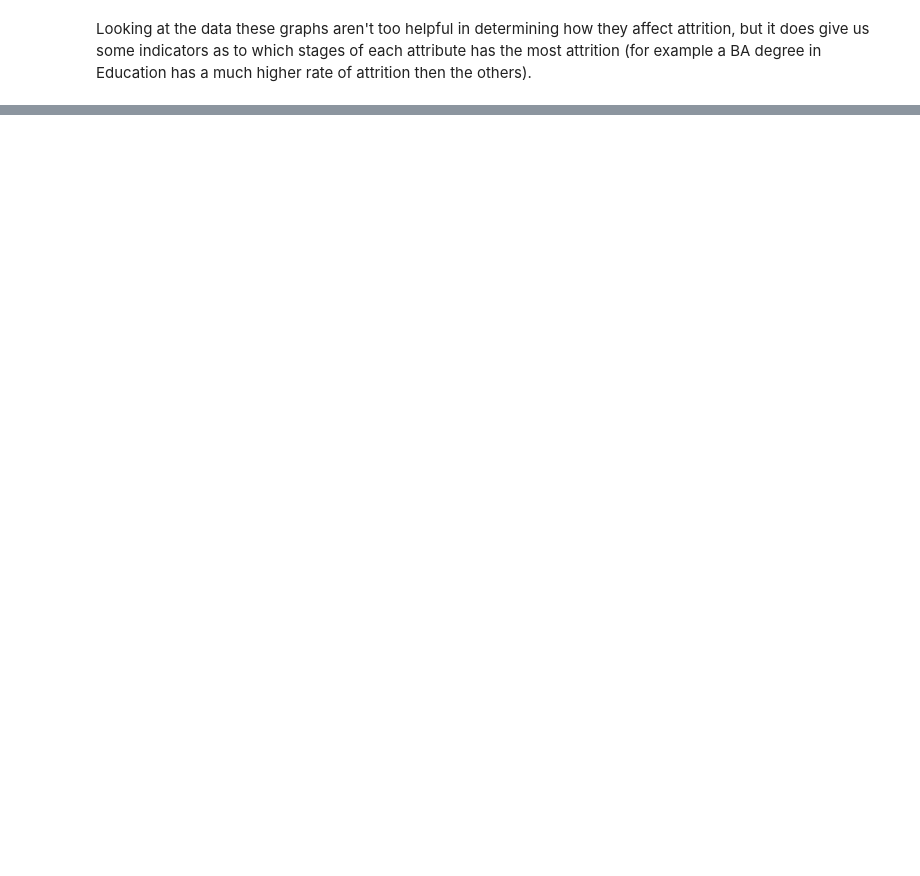
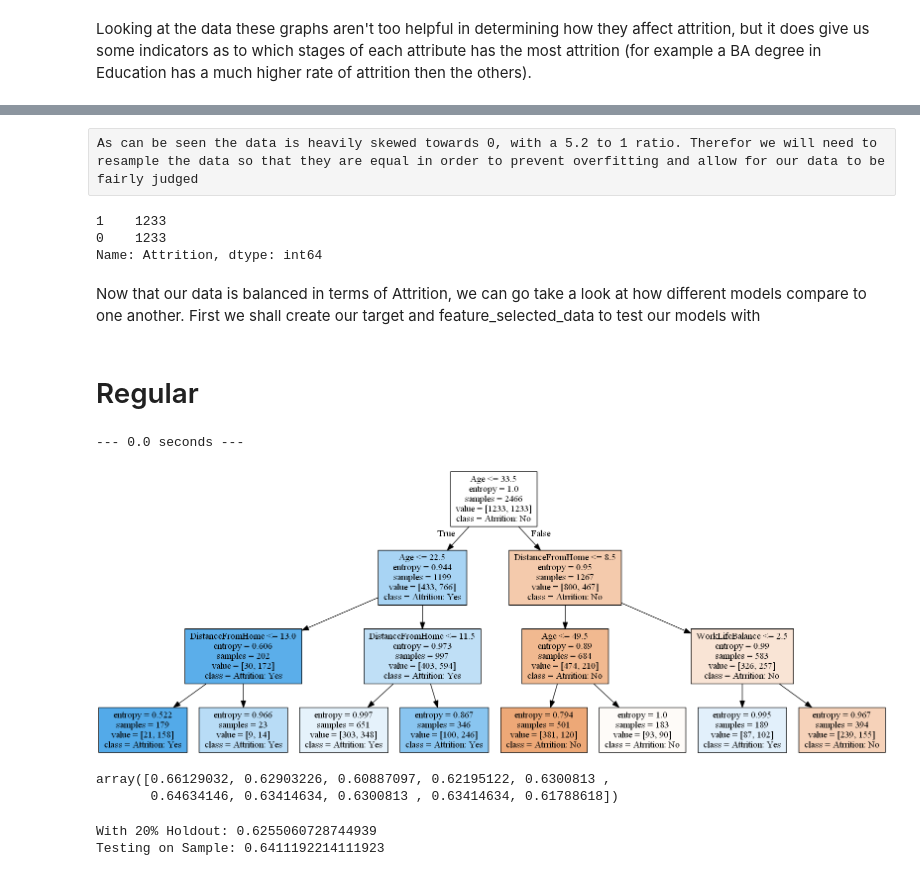
Before and after one commit to firfe/DataScience, a Jupyter notebook: Unit 3 Deeper Supervised Learning/Decision Tree vs Random Tree.ipynb, the cells around one changed output, grey strips where cells are left out. Cells and saved outputs as stored; diff of their text form; code cells hidden in the pictures; blank space fills up the shorter version.

```diff
--- a/Unit 3 Deeper Supervised Learning/Decision Tree vs Random Tree.ipynb
+++ b/Unit 3 Deeper Supervised Learning/Decision Tree vs Random Tree.ipynb
@@ -105,0 +108,78 @@ Looking at the data these graphs aren't too helpful in determining how they affe
+# %% [raw]
+As can be seen the data is heavily skewed towards 0, with a 5.2 to 1 ratio. Therefor we will need to resample the data so that they are equal in order to prevent overfitting and allow for our data to be fairly judged
+# %%
+from sklearn.utils import resample
+# Separate majority and minority classes
+data_majority = data[data.Attrition==0]
+data_minority = data[data.Attrition==1]
+
+# Upsample minority class
+data_minority_upsampled = resample(data_minority,
+                                 replace=True,     # sample with replacement
+                                 n_samples=1233)    # to match majority class
+
+# Combine majority class with upsampled minority class
+data_upsampled = pd.concat([data_majority, data_minority_upsampled])
+
+# Display new class counts
+data_upsampled.Attrition.value_counts()
+#data_upsampled.plot(kind='bar', title='Attrition Spread');
+# %% [output]
+1    1233
+0    1233
+Name: Attrition, dtype: int64
+# %% [markdown]
+Now that our data is balanced in terms of Attrition, we can go take a look at how different models compare to one another.
+First we shall create our target and feature_selected_data to test our models with
+# %%
+#Here I create a seperate table that only has attrition as 0 for no and 1 for yes for use in cross validation and holdout
+target = data_upsampled['Attrition'].copy()
+#target = target.apply(lambda x:0 if x == "No" else 1)
+
+#Here I created another table with just the features I want to test out for the incoming question
+feature_cols = ['Age','DistanceFromHome','Education','RelationshipSatisfaction','WorkLifeBalance']
+feature_selected_data = data_upsampled[feature_cols].copy()
+# %% [markdown]
+# Regular
+# %%
+import warnings
+warnings.simplefilter(action='ignore', category=FutureWarning)
+
+import time
+start_time = time.time()
+print("--- %s seconds ---" % (time.time() - start_time))
+
+#This initiates the DecisionTreeClassifier with the attributes that we want
+decision_tree = tree.DecisionTreeClassifier(
+    criterion='entropy',
+    max_features = 5, #Use the 2 features in PCA
+    max_depth = 3 #Tree goes 3 branches down
+)
+#Fits the decisiontree onto the data
+decision_tree.fit(feature_selected_data,target)
+
+dot_data = tree.export_graphviz(
+    decision_tree, out_file=None,
+    feature_names=feature_cols,
+    class_names=['Atrrition: No', 'Attrition: Yes'],
+    filled=True
+)
+graph = pydotplus.graph_from_dot_data(dot_data)
+Image(graph.create_png())
+# %% [output]
+--- 0.0 seconds ---
+[figure, added]
+# %%
+from sklearn.model_selection import cross_val_score
+cross_val_score(decision_tree, feature_selected_data, target, cv=10)
+# %% [output]
+array([0.66129032, 0.62903226, 0.60887097, 0.62195122, 0.6300813 ,
+       0.64634146, 0.63414634, 0.6300813 , 0.63414634, 0.61788618])
+# %%
+from sklearn.model_selection import train_test_split
+X_train, X_test, y_train, y_test = train_test_split(feature_selected_data, target, test_size=0.2, random_state=20)
+print('With 20% Holdout: ' + str(decision_tree.fit(X_train, y_train).score(X_test, y_test)))
+print('Testing on Sample: ' + str(decision_tree.fit(feature_selected_data, target).score(feature_selected_data, target)))
+# %% [output]
+With 20% Holdout: 0.6255060728744939
+Testing on Sample: 0.6411192214111923
```
Also changed, not shown: parts of 42 cells of this notebook, 1 other file.
